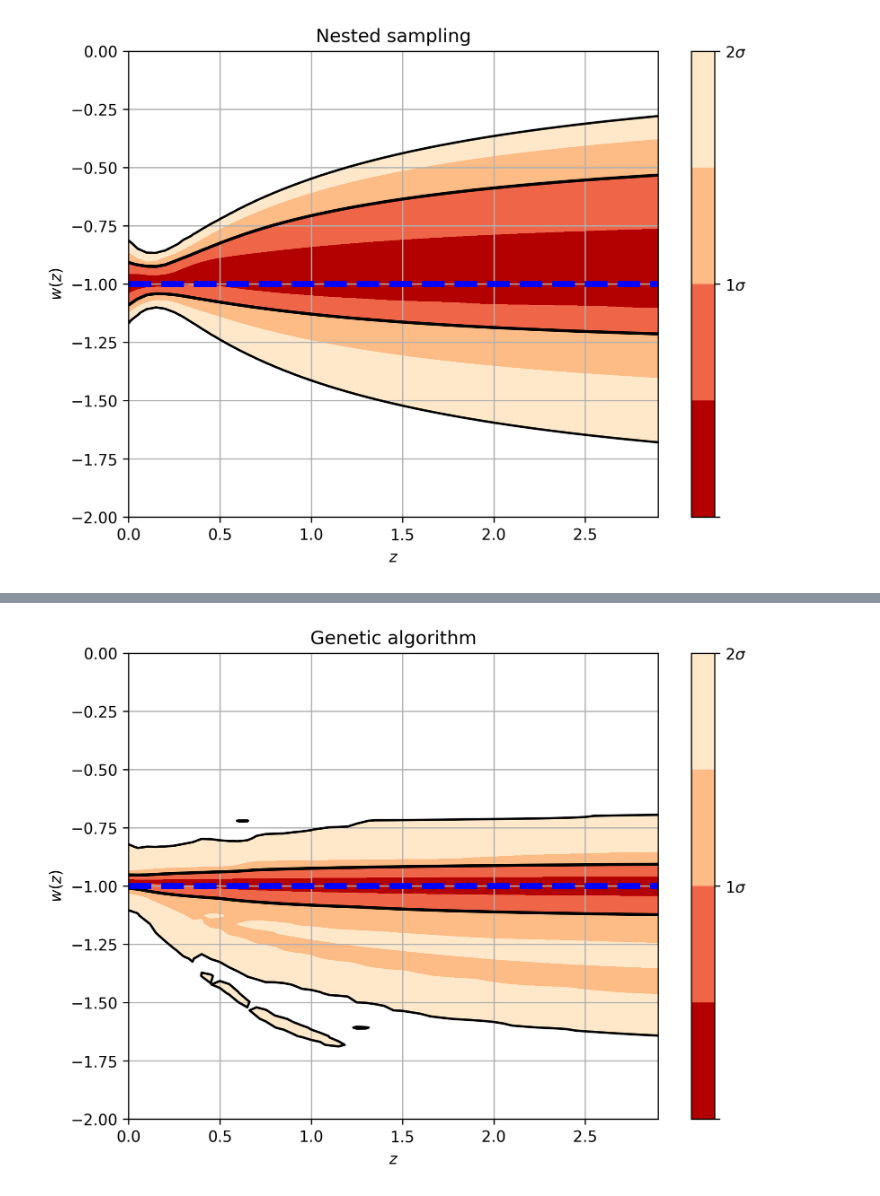
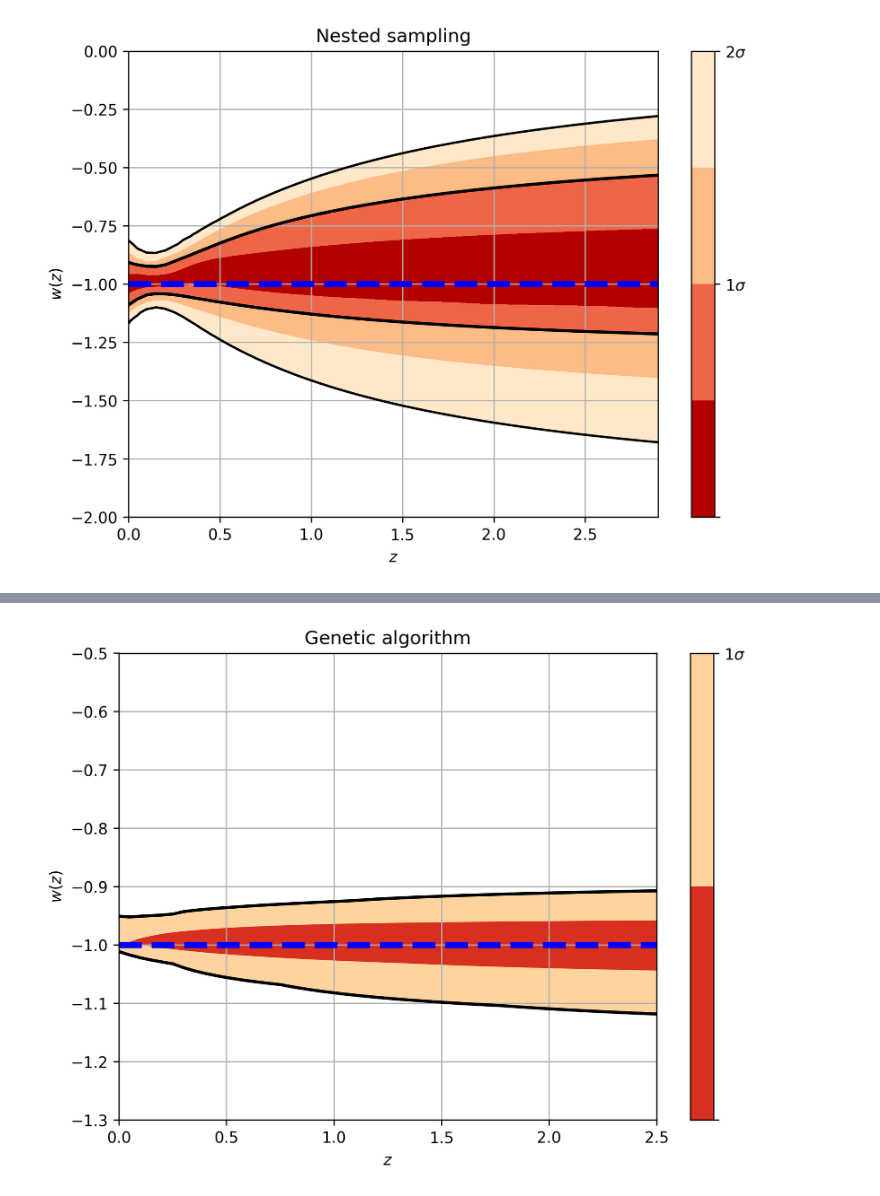
Before and after one commit to igomezv/cosmo_tools, a Jupyter notebook: models/genetic_paper/fgivenx.ipynb, the cells around one changed output, grey strips where cells are left out. Cells and saved outputs as stored; diff of their text form; code cells hidden in the pictures.

Commit message:
update fgivenx plot for genetic algs

```diff
--- a/models/genetic_paper/fgivenx.ipynb
+++ b/models/genetic_paper/fgivenx.ipynb
@@ -58,3 +58,32 @@ plt.savefig('givenx_nested_eos_CPL.png')
 # plt.savefig('img/eos_quintom_couple_cbao_burn5.svg')
 # %% [output]
 [figure]
+# %%
+dir_name = 'chains/'
+file_root = dir_name + 'waCDM_phy_Pantheon+HD+DR16BAO_nested_multi'
+cmap_reversed = matplotlib.cm.get_cmap('OrRd_r')
+
+fig = plt.figure(figsize=(7,5), dpi=300)
+
+samples, weights = samples_from_getdist_chains(['w', 'wa'], file_root,
+                                               settings={'ignore_rows':0.2})
+# k = np.linspace(0,2,9)
+k = np.arange(0, 2.6, 0.05)
+
+cbar = plot_contours(eos, k, samples, weights=weights, colors=cmap_reversed, contour_line_levels=[1],
+                     linewidths=[2,1.5])
+cbar = plt.colorbar(cbar,ticks=[0,1,2],  )
+cbar.set_ticklabels(['',r'$1\sigma$',r'$2\sigma$'])
+plt.hlines(-1, xmin=0, xmax=3, colors='blue',  linestyles='dashed', label='$w=-1$', lw=4)
+# plt.ylabel(r'$H(z)/(1+z)[km\;s^{-1}Mpc^{-1}]$')
+plt.ylabel(r'$w(z)$')
+plt.xlabel(r'$z$')
+plt.ylim(-1.3,-0.5)
+plt.xlim(0, 2.5)
+plt.tight_layout()
+plt.grid()
+plt.title("Nested sampling")
+# plt.legend(loc='lower left')
+# plt.text(0.01,-1.7, 'BAO', fontsize=13)
+plt.savefig('givenx_nested_eos_CPL.png')
+# plt.savefig('img/eos_quintom_couple_cbao_burn5.svg')
@@ -61,33 +92,33 @@ plt.savefig('givenx_nested_eos_CPL.png')
 # %%
 dir_name = 'chains/'
 file_root = dir_name + 'waCDM_phy_Pantheon+HD+DR16BAO_ga_deap'
 
 fig = plt.figure(figsize=(7,5), dpi=300)
 
 samples, weights = samples_from_getdist_chains(['w', 'wa'], file_root,
                                                settings={'ignore_rows':0.2})
 # k = np.linspace(0,2,9)
-k = np.arange(0, 3.1, 0.05)
+k = np.arange(0, 2.6, 0.05)
 
-cbar = plot_contours(eos, k, samples, weights=weights, colors=cmap_reversed, contour_line_levels=[1,2],
-                     linewidths=[2,1.5])
+cbar = plot_contours(eos, k, samples, weights=weights, colors=cmap_reversed, contour_line_levels=[1],
+                     linewidths=[2])
 
 cbar = plt.colorbar(cbar,ticks=[0,1,2])
 
 cbar.set_ticklabels(['',r'$1\sigma$',r'$2\sigma$'])
 plt.hlines(-1, xmin=0, xmax=3, colors='blue',  linestyles='dashed', label='$w=-1$', lw=4)
 # plt.ylabel(r'$H(z)/(1+z)[km\;s^{-1}Mpc^{-1}]$')
 plt.ylabel(r'$w(z)$')
 plt.xlabel(r'$z$')
-plt.ylim(-2,0)
-plt.xlim(0, 2.9)
+plt.ylim(-1.3,-0.5)
+plt.xlim(0, 2.5)
 plt.tight_layout()
 plt.grid()
 plt.title("Genetic algorithm")
 
 # plt.legend(loc='lower left')
 # plt.text(0.01,-1.7, 'BAO', fontsize=13)
 plt.savefig('fgivenx_genetic_eos_CPL.png')
 # plt.savefig('img/eos_quintom_couple_cbao_burn5.svg')
 # %% [output]
-[figure, old version]
+[figure, new version]
```
Also changed, not shown: parts of 5 cells of this notebook.
